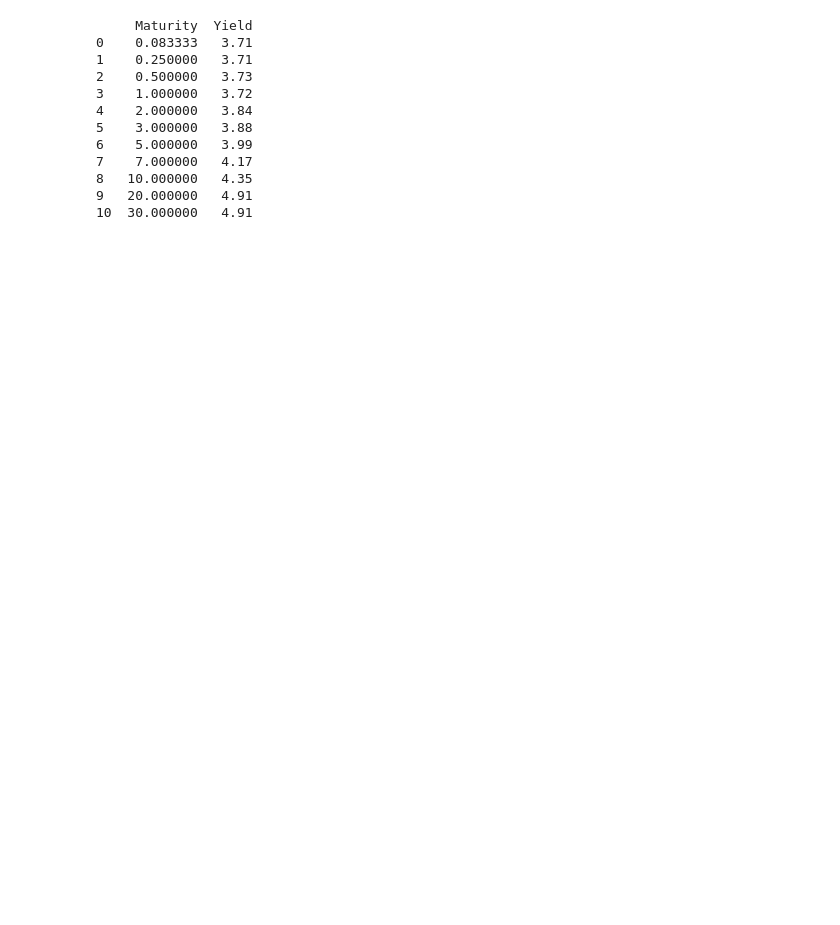
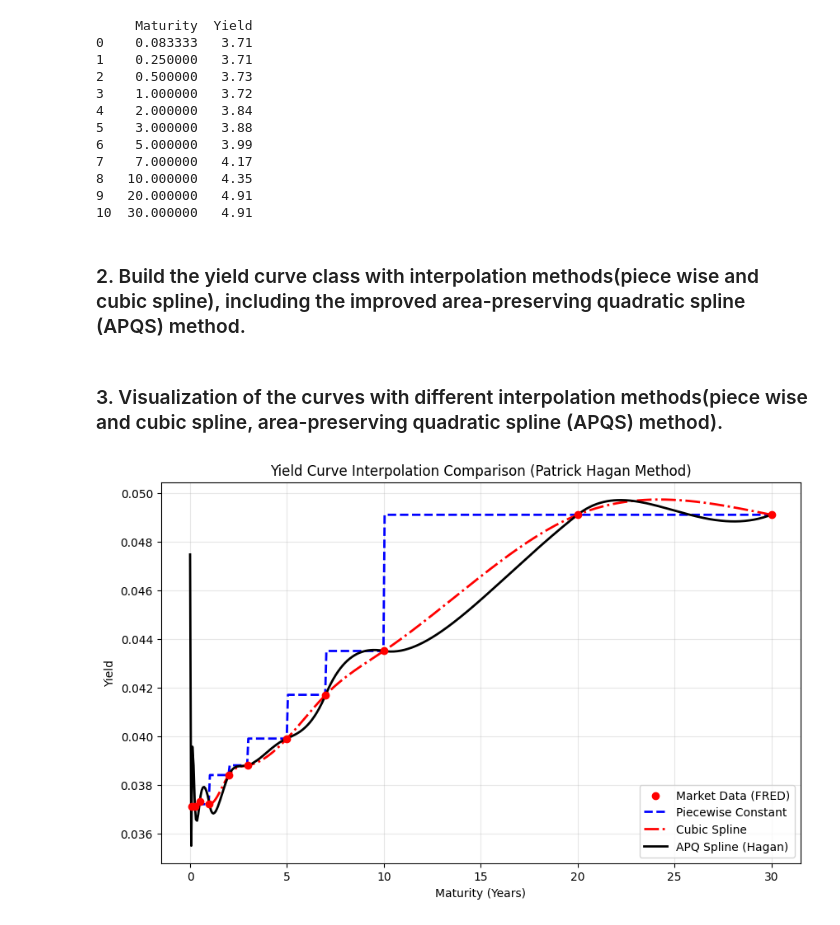
Before and after one commit to chloelinrq/STAT5030_Numerical_Methods_Group_Project, a Jupyter notebook: main.ipynb, the cells around one changed output. Drawn from its saved outputs; the diff is of its cells as text; code cells hidden in the pictures; blank space fills up the shorter version.

Commit message:
Build yield curve class and visualize different methods

```diff
--- a/main.ipynb
+++ b/main.ipynb
@@ -63,3 +68,5 @@ print(treasury_data)
 8   10.000000   4.35
 9   20.000000   4.91
 10  30.000000   4.91
+# %% [markdown]
+### 2. Build the yield curve class with interpolation methods(piece wise and cubic spline), including the improved area-preserving quadratic spline (APQS) method.
@@ -65,0 +183,33 @@ print(treasury_data)
+# %% [markdown]
+### 3. Visualization of the curves with different interpolation methods(piece wise and cubic spline, area-preserving quadratic spline (APQS) method).
+# %%
+# Prepare Data (Assumes treasury_data from previous step)
+# Convert yield to decimal for calculation (e.g., 4.5% -> 0.045)
+maturities = treasury_data['Maturity'].values
+yields = treasury_data['Yield'].values / 100.0
+
+# Instantiate and Generate Curves
+curve_builder = YieldCurve(maturities, yields)
+t_range = np.linspace(0, 30, 500)
+
+methods = {
+    'Piecewise Constant': ('piecewise', 'blue', '--'),
+    'Cubic Spline': ('cubic', 'red', '-.'),
+    'APQ Spline (Hagan)': ('apqs', 'black', '-')
+}
+
+plt.figure(figsize=(10, 6))
+plt.scatter(maturities, yields, color='red', label='Market Data (FRED)', zorder=5)
+
+for label, (m, color, style) in methods.items():
+    f_interp = curve_builder.get_interpolation(method=m)
+    plt.plot(t_range, f_interp(t_range), label=label, color=color, linestyle=style, lw=2)
+
+plt.title("Yield Curve Interpolation Comparison (Patrick Hagan Method)")
+plt.xlabel("Maturity (Years)")
+plt.ylabel("Yield")
+plt.legend()
+plt.grid(True, alpha=0.3)
+plt.show()
+# %% [output]
+[figure, added]
```
Also changed, not shown: parts of 5 cells of this notebook.
